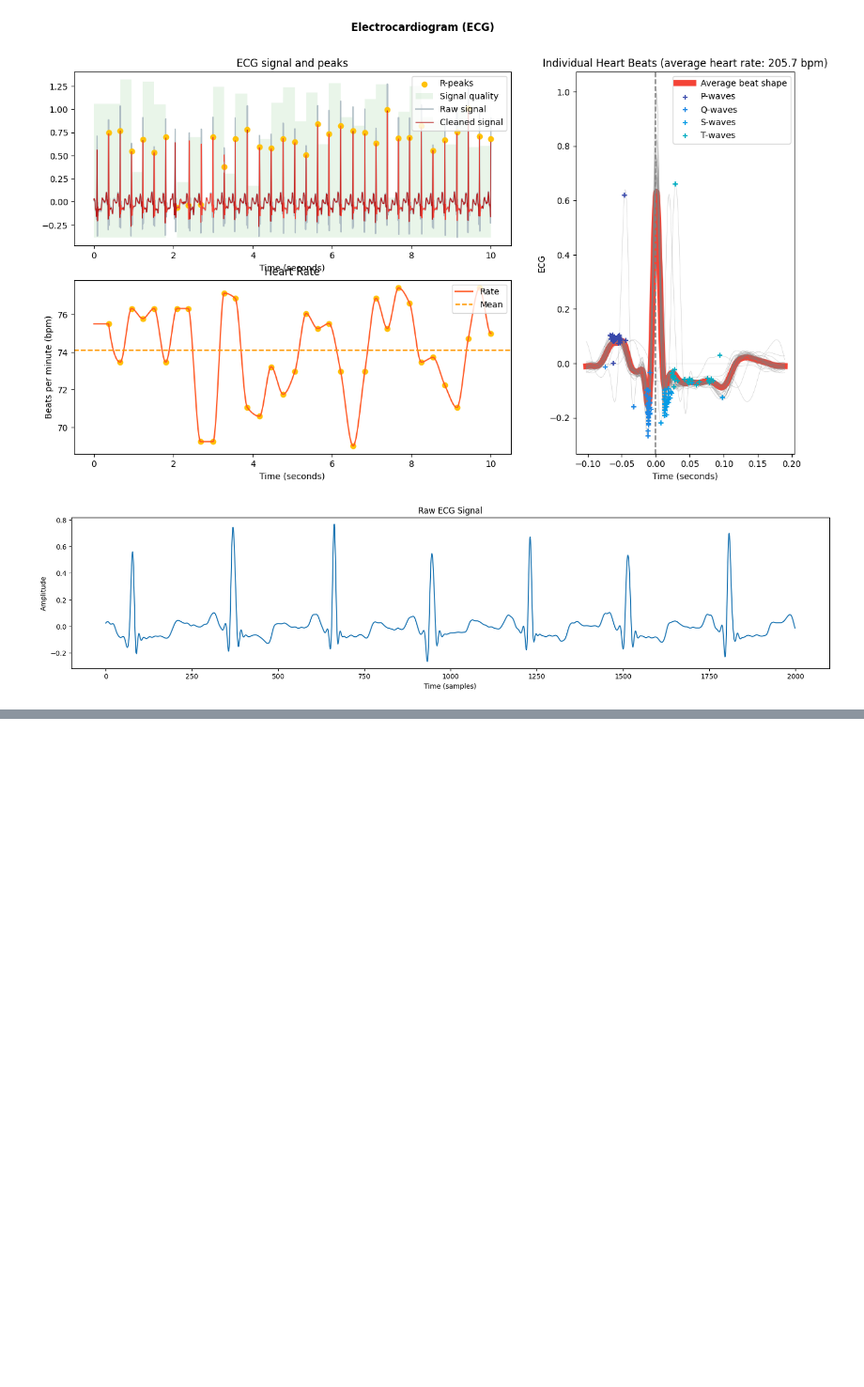
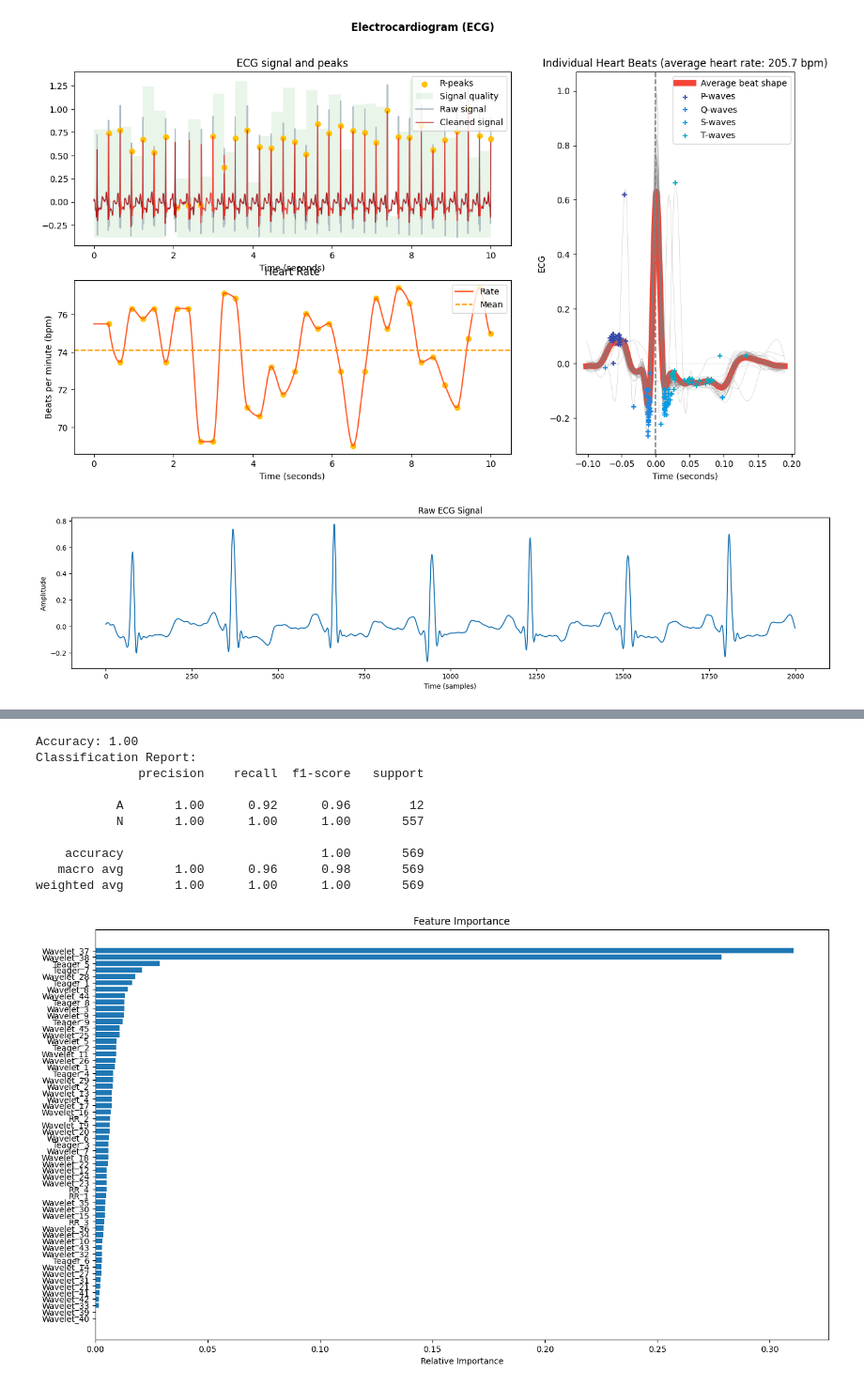
Before and after one commit to Cobrachainsaw/Arrhythmia_real_time_system, a Jupyter notebook: preprocess.ipynb, the cells around one changed output, grey strips where cells are left out. Shown at 94% size. Drawn from its saved outputs; the diff is of its cells as text; code cells hidden in the pictures; blank space fills up the shorter version.

```diff
--- a/preprocess.ipynb
+++ b/preprocess.ipynb
@@ -95,0 +184,2 @@ plt.show()
+# %%
+segmented_signals = [denoised_signal[max(0, peak-50):min(len(denoised_signal), peak+50)] for peak in annotation.sample]
@@ -95,0 +248,14 @@ plt.show()
+# %%
+all_features = np.hstack((wavelet_features, rr_features, teager_features))  # Shape: (2274, 58)
+
+# Create column names
+wave_columns = [f'wave_feature_{i}' for i in range(45)]
+rr_columns = ['previous_rr', 'post_rr', 'average_rr', 'local_rr']
+teager_columns = [f'teager_feature_{i}' for i in range(9)]
+
+# Create DataFrame
+df = pd.DataFrame(all_features, columns=wave_columns + rr_columns + teager_columns)
+
+# Verify shape and content
+print(df.shape)  # Expected output: (2274, 58)
+print(df.head())
@@ -95,0 +280,2 @@ plt.show()
+# %%
+df = df.drop(0).reset_index(drop=True)
@@ -95,0 +284,53 @@ plt.show()
+# %%
+# Assuming your features are in `X` and your labels are in `y`
+# X: The feature matrix with 58 features per sample
+# y: The target labels (e.g., arrhythmic vs normal)
+
+# Step 1: Normalize the data (Optional, but often improves performance)
+scaler = StandardScaler()
+df_scaled = scaler.fit_transform(df)  # Normalize the feature matrix
+
+# Step 2: Split data into training and testing sets (80% train, 20% test)
+X_train, X_test, y_train, y_test = train_test_split(df_scaled, annotation.symbol, test_size=0.25, random_state=42)
+
+# Step 3: Create the Random Forest model
+rf_model = RandomForestClassifier(n_estimators=100, random_state=42)
+
+# Step 4: Train the model
+rf_model.fit(X_train, y_train)
+
+# Step 5: Predict on the test set
+y_pred = rf_model.predict(X_test)
+
+# Step 6: Evaluate the model
+accuracy = accuracy_score(y_test, y_pred)
+print(f"Accuracy: {accuracy:.2f}")
+print("Classification Report:")
+print(classification_report(y_test, y_pred))
+
+# Optionally, you can visualize feature importance
+import matplotlib.pyplot as plt
+
+# Step 7: Visualize feature importance
+feature_importances = rf_model.feature_importances_
+features = ['Teager_' + str(i) for i in range(1, 10)] + ['Wavelet_' + str(i) for i in range(1, 46)] + ['RR_' + str(i) for i in range(1, 5)]
+indices = np.argsort(feature_importances)
+
+plt.figure(figsize=(16, 9))
+plt.title("Feature Importance")
+plt.barh(range(len(indices)), feature_importances[indices], align="center")
+plt.yticks(range(len(indices)), [features[i] for i in indices])
+plt.xlabel("Relative Importance")
+plt.show()
+# %% [output]
+Accuracy: 1.00
+Classification Report:
+              precision    recall  f1-score   support
+
+           A       1.00      0.92      0.96        12
+           N       1.00      1.00      1.00       557
+
+    accuracy                           1.00       569
+   macro avg       1.00      0.96      0.98       569
+weighted avg       1.00      1.00      1.00       569
+[figure, added]
```
Also changed, not shown: parts of 18 cells of this notebook.
